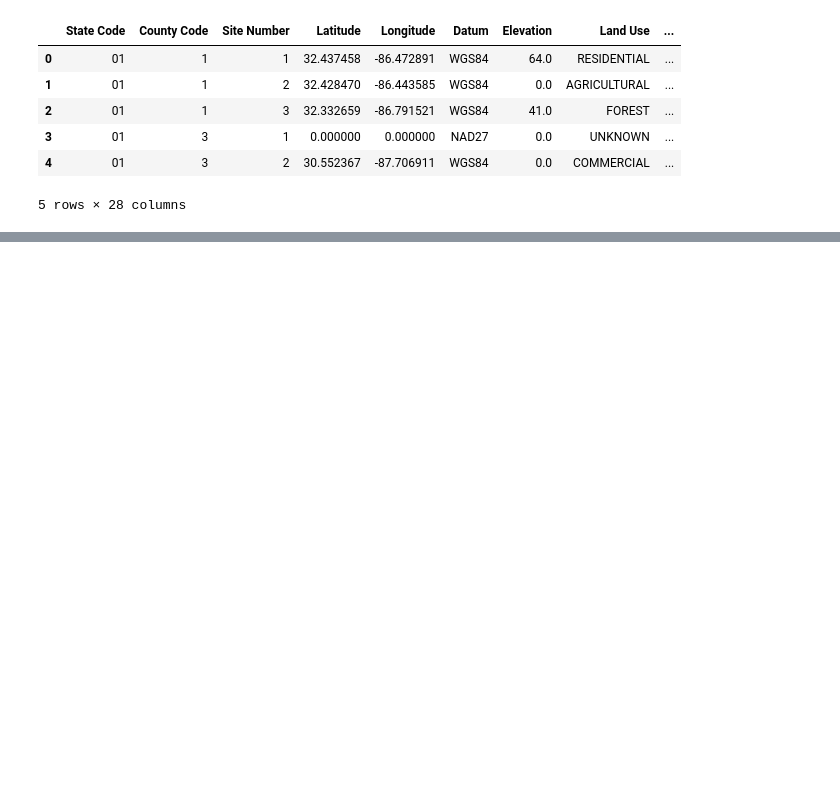
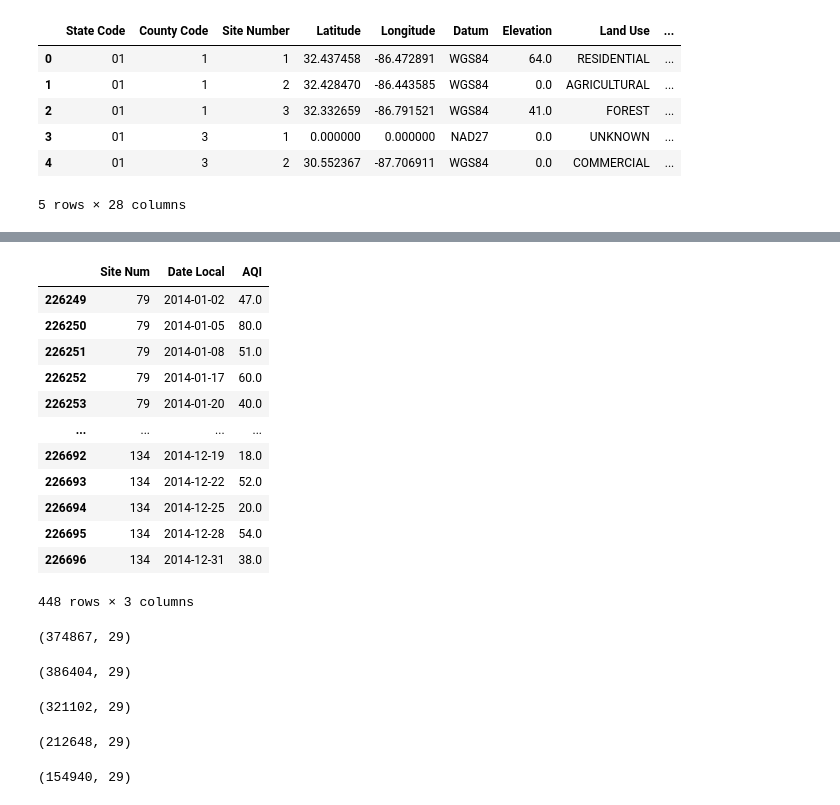
Before and after one commit to radleyciego/environmental-data-science, a Jupyter notebook: midterm/midterm.ipynb, the cells around one changed output, grey strips where cells are left out. Cells and saved outputs as stored; diff of their text form; code cells hidden in the pictures; blank space fills up the shorter version.

```diff
--- a/midterm/midterm.ipynb
+++ b/midterm/midterm.ipynb
@@ -42,0 +68,7 @@ tree15.head()
+# %%
+# read data for 2014, year prior to MillionTreeNYC initiative
+pm25_daily_2014= pd.read_csv('https://aqs.epa.gov/aqsweb/airdata/daily_88101_2014.zip', parse_dates=['Date Local'])
+O3_daily_2014= pd.read_csv('https://aqs.epa.gov/aqsweb/airdata/daily_44201_2014.zip')
+SO2_daily_2014= pd.read_csv('https://aqs.epa.gov/aqsweb/airdata/daily_42401_2014.zip')
+CO_daily_2014= pd.read_csv('https://aqs.epa.gov/aqsweb/airdata/daily_42101_2014.zip')
+NO2_daily_2014= pd.read_csv('https://aqs.epa.gov/aqsweb/airdata/daily_42602_2014.zip')
@@ -42,0 +133,17 @@ tree15.head()
+# %%
+pm25_NY_14 = pm25_daily_2014.loc[(pm25_daily_2014['County Name']== 'New York') , ['Site Num', 'Date Local', 'AQI']]
+pm25_NY_14
+# %% [output]
+|  | Site Num | Date Local | AQI |
+| 226249 | 79 | 2014-01-02 | 47.0 |
+| 226250 | 79 | 2014-01-05 | 80.0 |
+| 226251 | 79 | 2014-01-08 | 51.0 |
+| 226252 | 79 | 2014-01-17 | 60.0 |
+| 226253 | 79 | 2014-01-20 | 40.0 |
+| ... | ... | ... | ... |
+| 226692 | 134 | 2014-12-19 | 18.0 |
+| 226693 | 134 | 2014-12-22 | 52.0 |
+| 226694 | 134 | 2014-12-25 | 20.0 |
+| 226695 | 134 | 2014-12-28 | 54.0 |
+| 226696 | 134 | 2014-12-31 | 38.0 |
+448 rows × 3 columns
@@ -42,0 +157,20 @@ tree15.head()
+# %%
+pm25_daily_2016.shape
+# %% [output]
+(374867, 29)
+# %%
+O3_daily_2016.shape
+# %% [output]
+(386404, 29)
+# %%
+SO2_daily_2016.shape
+# %% [output]
+(321102, 29)
+# %%
+CO_daily_2016.shape
+# %% [output]
+(212648, 29)
+# %%
+NO2_daily_2016.shape
+# %% [output]
+(154940, 29)
```
Also changed, not shown: parts of 21 cells of this notebook.
